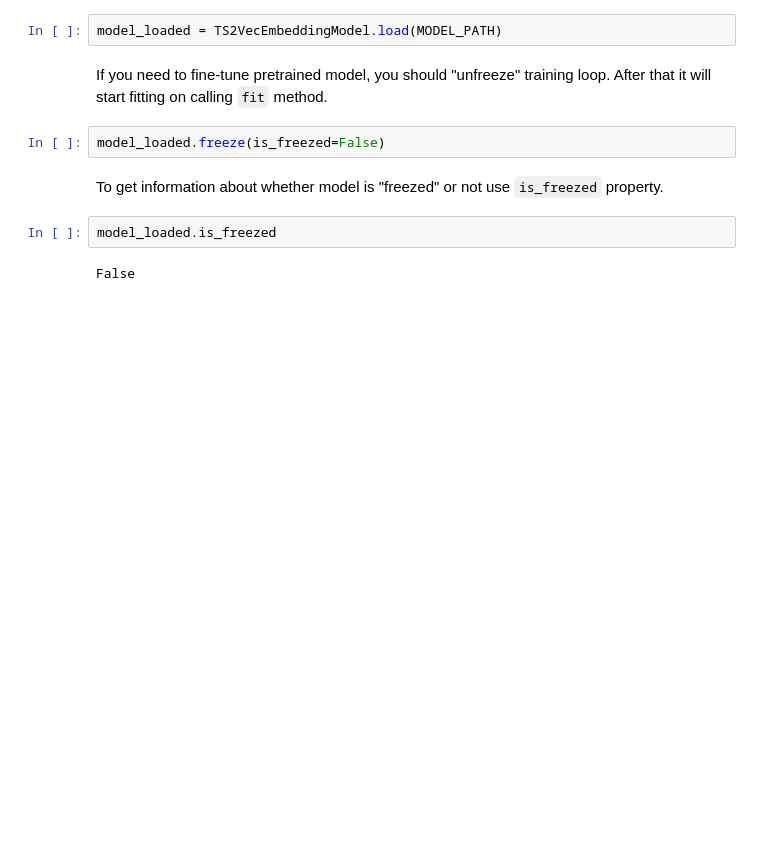
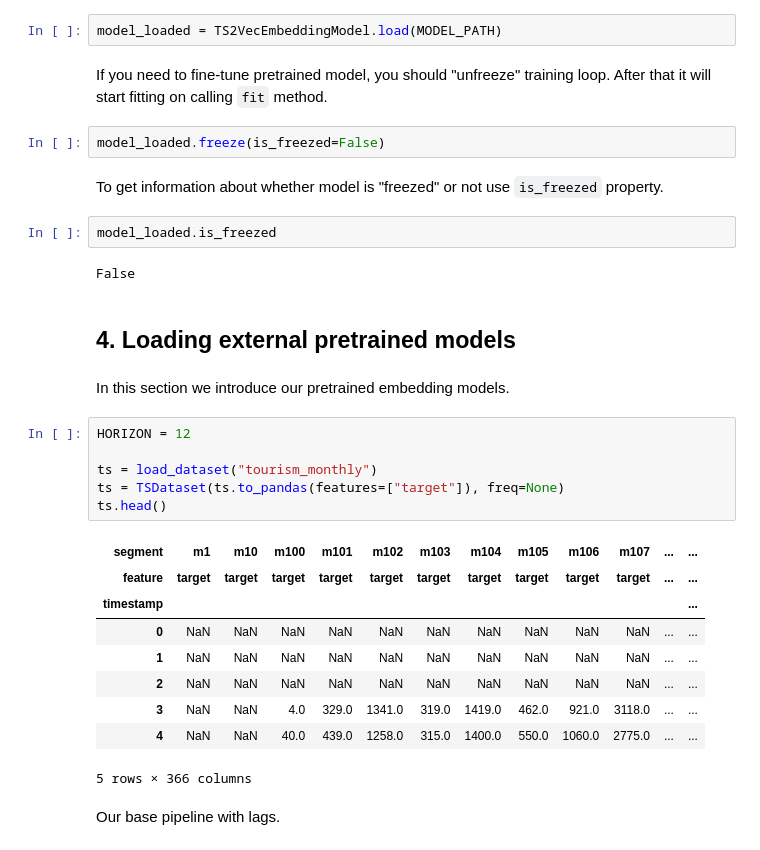
Before and after one commit to looopka/etna, a Jupyter notebook: examples/210-embedding_models.ipynb, the cells around one changed output. Cells and saved outputs as stored; diff of their text form; blank space fills up the shorter version.

```diff
--- a/examples/210-embedding_models.ipynb
+++ b/examples/210-embedding_models.ipynb
@@ -332,3 +334,25 @@ To get information about whether model is "freezed" or not use `is_freezed` prop
 model_loaded.is_freezed
 # %% [output]
 False
+# %% [markdown]
+## 4. Loading external pretrained models <a class="anchor" id="chapter4"></a>
+# %% [markdown]
+In this section we introduce our pretrained embedding models.
+# %%
+HORIZON = 12
+
+ts = load_dataset("tourism_monthly")
+ts = TSDataset(ts.to_pandas(features=["target"]), freq=None)
+ts.head()
+# %% [output]
+| segment | m1 | m10 | m100 | m101 | m102 | m103 | m104 | m105 | m106 | m107 | ... | ... |
+| feature | target | target | target | target | target | target | target | target | target | target | ... | ... |
+| timestamp |  |  |  |  |  |  |  |  |  |  |  | ... |
+| 0 | NaN | NaN | NaN | NaN | NaN | NaN | NaN | NaN | NaN | NaN | ... | ... |
+| 1 | NaN | NaN | NaN | NaN | NaN | NaN | NaN | NaN | NaN | NaN | ... | ... |
+| 2 | NaN | NaN | NaN | NaN | NaN | NaN | NaN | NaN | NaN | NaN | ... | ... |
+| 3 | NaN | NaN | 4.0 | 329.0 | 1341.0 | 319.0 | 1419.0 | 462.0 | 921.0 | 3118.0 | ... | ... |
+| 4 | NaN | NaN | 40.0 | 439.0 | 1258.0 | 315.0 | 1400.0 | 550.0 | 1060.0 | 2775.0 | ... | ... |
+5 rows × 366 columns
+# %% [markdown]
+Our base pipeline with lags.
```
Also changed, not shown: parts of 19 cells of this notebook, 6 other files.
